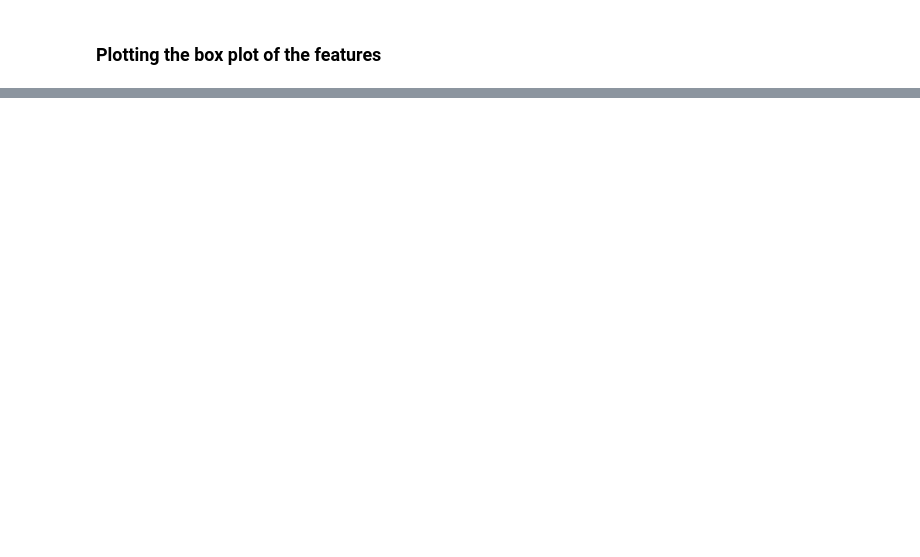
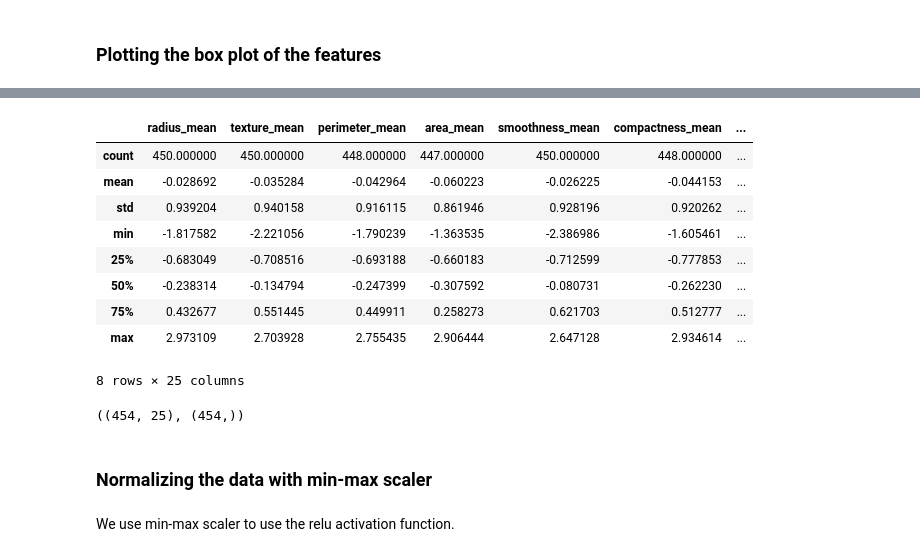
Before and after one commit to ErfanRasti/DataMining-Projects, a Jupyter notebook: MultiLayerPerceptronProject/main.ipynb, the cells around one changed output, grey strips where cells are left out. Saved outputs shown, nothing was run; the diff lists cells and outputs as text; code cells hidden in the pictures; blank space fills up the shorter version.

```diff
--- a/MultiLayerPerceptronProject/main.ipynb
+++ b/MultiLayerPerceptronProject/main.ipynb
@@ -254,0 +260,10 @@ According to the box plots and the maximum, mean nad 75% we should delete outlie
+# %%
+outliers = abs(X_train_scaled) > 3
+outliers = outliers.sum(axis=1)
+outliers = outliers[outliers > 0]
+
+X_train_scaled.drop(outliers.index, inplace=True)
+y_train.drop(outliers.index, inplace=True)
+
+X_train_scaled = X_train_scaled.reset_index(drop=True)
+y_train = y_train.reset_index(drop=True)
@@ -254,0 +278,21 @@ According to the box plots and the maximum, mean nad 75% we should delete outlie
+# %%
+X_train_scaled.describe()
+# %% [output]
+|  | radius_mean | texture_mean | perimeter_mean | area_mean | smoothness_mean | compactness_mean | ... |
+| count | 450.000000 | 450.000000 | 448.000000 | 447.000000 | 450.000000 | 448.000000 | ... |
+| mean | -0.028692 | -0.035284 | -0.042964 | -0.060223 | -0.026225 | -0.044153 | ... |
+| std | 0.939204 | 0.940158 | 0.916115 | 0.861946 | 0.928196 | 0.920262 | ... |
+| min | -1.817582 | -2.221056 | -1.790239 | -1.363535 | -2.386986 | -1.605461 | ... |
+| 25% | -0.683049 | -0.708516 | -0.693188 | -0.660183 | -0.712599 | -0.777853 | ... |
+| 50% | -0.238314 | -0.134794 | -0.247399 | -0.307592 | -0.080731 | -0.262230 | ... |
+| 75% | 0.432677 | 0.551445 | 0.449911 | 0.258273 | 0.621703 | 0.512777 | ... |
+| max | 2.973109 | 2.703928 | 2.755435 | 2.906444 | 2.647128 | 2.934614 | ... |
+8 rows × 25 columns
+# %%
+X_train_scaled.shape, y_train.shape
+# %% [output]
+((454, 25), (454,))
+# %% [markdown]
+### Normalizing the data with min-max scaler
+# %% [markdown]
+We use min-max scaler to use the relu activation function.
```
Also changed, not shown: parts of 12 cells of this notebook.
